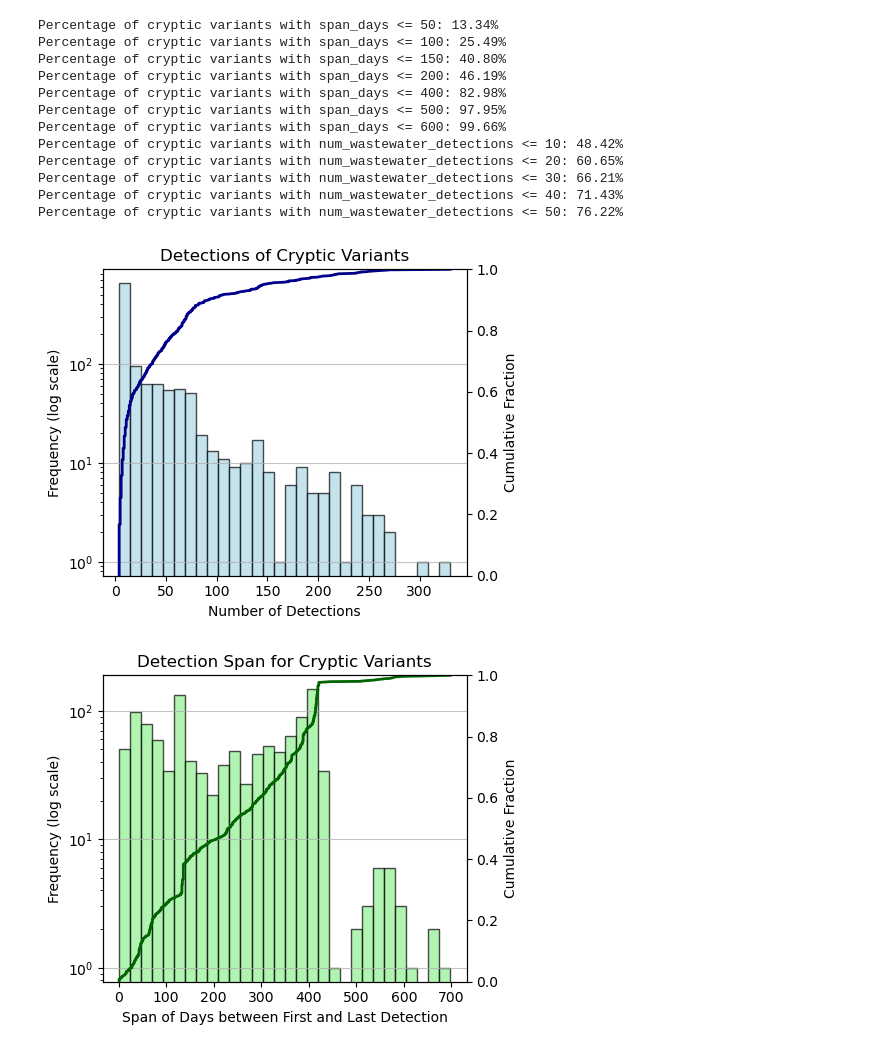
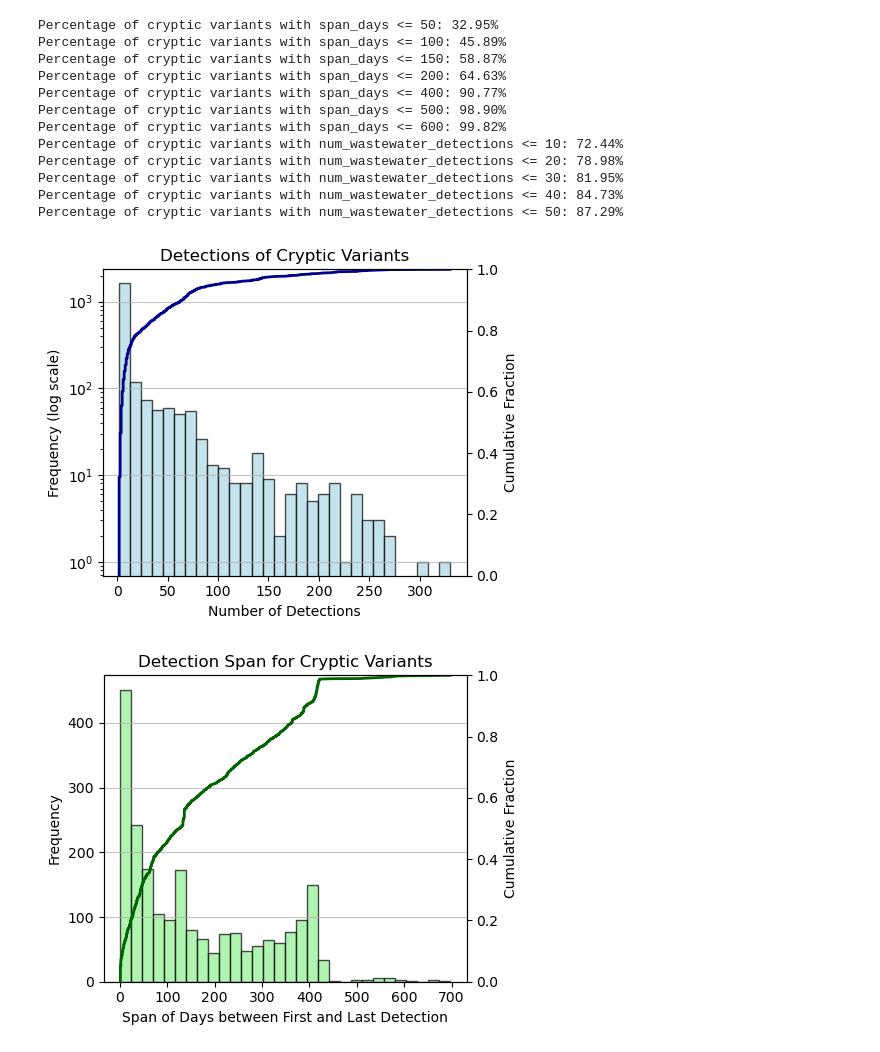
Before and after one commit to andersen-lab/covariants-paper, a Jupyter notebook: fig3/distribution.ipynb, the cells around one changed output. Drawn from its saved outputs; the diff is of its cells as text; code cells hidden in the pictures.

Commit message:
drop log scale from 3b

```diff
--- a/fig3/distribution.ipynb
+++ b/fig3/distribution.ipynb
@@ -28,7 +28,7 @@ cryptic_detects = cryptic_detects.groupby('nt_mutations').agg(
     last_collection_date = ('collection_date', 'max'),
     num_wastewater_detections = ('collection_date', 'count')
 )
-cryptic_detects = cryptic_detects[cryptic_detects['num_wastewater_detections'] > 3]
+cryptic_detects = cryptic_detects[cryptic_detects['num_wastewater_detections'] > 1]
 
 
 
@@ -59,18 +59,18 @@ for detects in [10, 20, 30, 40, 50]:
     percentage = calculate_percentage_within_detects(cryptic_detects, detects)
     print(f"Percentage of cryptic variants with num_wastewater_detections <= {detects}: {percentage:.2f}%")
 # %% [output]
-Percentage of cryptic variants with span_days <= 50: 13.34%
-Percentage of cryptic variants with span_days <= 100: 25.49%
-Percentage of cryptic variants with span_days <= 150: 40.80%
-Percentage of cryptic variants with span_days <= 200: 46.19%
-Percentage of cryptic variants with span_days <= 400: 82.98%
-Percentage of cryptic variants with span_days <= 500: 97.95%
-Percentage of cryptic variants with span_days <= 600: 99.66%
-Percentage of cryptic variants with num_wastewater_detections <= 10: 48.42%
-Percentage of cryptic variants with num_wastewater_detections <= 20: 60.65%
-Percentage of cryptic variants with num_wastewater_detections <= 30: 66.21%
-Percentage of cryptic variants with num_wastewater_detections <= 40: 71.43%
-Percentage of cryptic variants with num_wastewater_detections <= 50: 76.22%
+Percentage of cryptic variants with span_days <= 50: 32.95%
+Percentage of cryptic variants with span_days <= 100: 45.89%
+Percentage of cryptic variants with span_days <= 150: 58.87%
+Percentage of cryptic variants with span_days <= 200: 64.63%
+Percentage of cryptic variants with span_days <= 400: 90.77%
+Percentage of cryptic variants with span_days <= 500: 98.90%
+Percentage of cryptic variants with span_days <= 600: 99.82%
+Percentage of cryptic variants with num_wastewater_detections <= 10: 72.44%
+Percentage of cryptic variants with num_wastewater_detections <= 20: 78.98%
+Percentage of cryptic variants with num_wastewater_detections <= 30: 81.95%
+Percentage of cryptic variants with num_wastewater_detections <= 40: 84.73%
+Percentage of cryptic variants with num_wastewater_detections <= 50: 87.29%
 # %%
 # Histogram of number of detections with cumulative distribution
 fig, ax1 = plt.subplots(figsize=(5, 4))
@@ -97,30 +97,29 @@ ax2.set_ylim(0, 1)
 plt.tight_layout()
 plt.savefig('distribution_of_num_detects.pdf', bbox_inches='tight', dpi=300, transparent=True)
 # %% [output]
-[figure, old version]
+[figure, new version]
 # %%
 # Histogram of number of detections with cumulative distribution
 fig, ax1 = plt.subplots(figsize=(5, 4))
 
 # Histogram
 ax1.hist(cryptic_detects['span_days'], bins=30, color='lightgreen', edgecolor='black', alpha=0.7)
-ax1.set_yscale('log')
 ax1.set_xlabel('Span of Days between First and Last Detection')
-ax1.set_ylabel('Frequency (log scale)')
+ax1.set_ylabel('Frequency')
 ax1.set_title('Detection Span for Cryptic Variants')
 ax1.grid(axis='y', alpha=0.75)
 
 # Twin axes for cumulative distribution
 ax2 = ax1.twinx()
 sorted_detections = cryptic_detects['span_days'].sort_values()
 cumulative_detections = range(1, len(sorted_detections) + 1)
 # Normalize cumulative count to 0-1 scale
 cumulative_proportion = [x / len(sorted_detections) for x in cumulative_detections]
 ax2.plot(sorted_detections, cumulative_proportion, color='darkgreen', linewidth=2, label='Cumulative')
 ax2.set_ylabel('Cumulative Fraction')
 ax2.set_ylim(0, 1)
 
 plt.tight_layout()
 plt.savefig('distribution_of_span_days.pdf', bbox_inches='tight', dpi=300, transparent=True)
 # %% [output]
-[figure, old version]
+[figure, new version]
```
Also changed, not shown: 2 other files.
